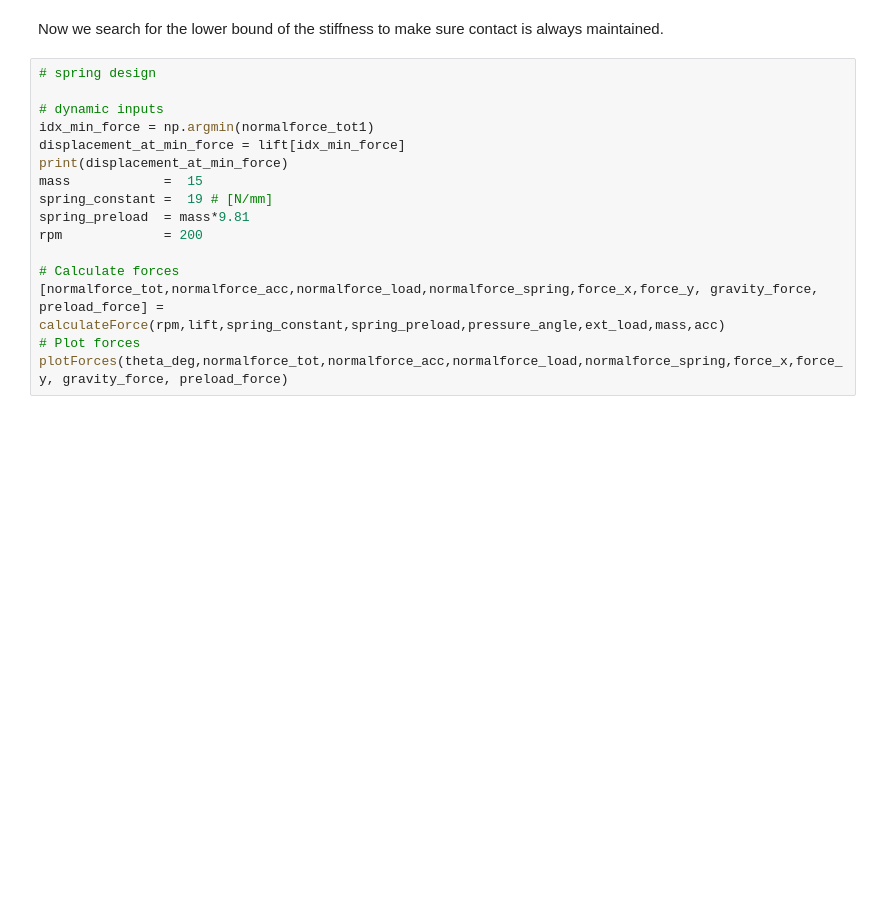
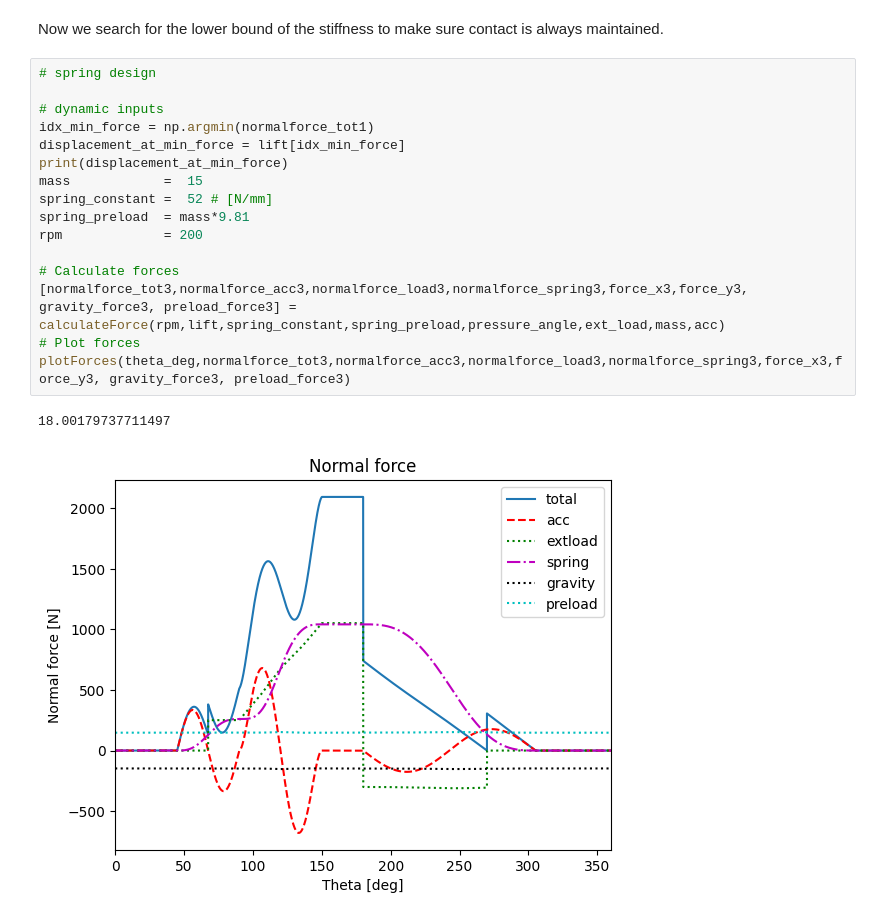
Before and after one commit to Vermizzi/Project_Bewegingen_TriVik, a Jupyter notebook: Tristan_Notebook.ipynb, the cells around one changed output. Saved outputs shown, nothing was run; the diff lists cells and outputs as text; blank space fills up the shorter version.

```diff
--- a/Tristan_Notebook.ipynb
+++ b/Tristan_Notebook.ipynb
@@ -1424,16 +1051,19 @@ Now we search for the lower bound of the stiffness to make sure contact is alway
 # %%
 # spring design
 
 # dynamic inputs
 idx_min_force = np.argmin(normalforce_tot1)
 displacement_at_min_force = lift[idx_min_force]
 print(displacement_at_min_force)
 mass            =  15
-spring_constant =  19 # [N/mm]
+spring_constant =  52 # [N/mm]
 spring_preload  = mass*9.81
 rpm             = 200
 
 # Calculate forces
-[normalforce_tot,normalforce_acc,normalforce_load,normalforce_spring,force_x,force_y, gravity_force, preload_force] = calculateForce(rpm,lift,spring_constant,spring_preload,pressure_angle,ext_load,mass,acc)
+[normalforce_tot3,normalforce_acc3,normalforce_load3,normalforce_spring3,force_x3,force_y3, gravity_force3, preload_force3] = calculateForce(rpm,lift,spring_constant,spring_preload,pressure_angle,ext_load,mass,acc)
 # Plot forces
-plotForces(theta_deg,normalforce_tot,normalforce_acc,normalforce_load,normalforce_spring,force_x,force_y, gravity_force, preload_force)
+plotForces(theta_deg,normalforce_tot3,normalforce_acc3,normalforce_load3,normalforce_spring3,force_x3,force_y3, gravity_force3, preload_force3)
+# %% [output]
+18.00179737711497
+[figure, added]
```
Also changed, not shown: parts of 47 cells of this notebook, 1 other file.
